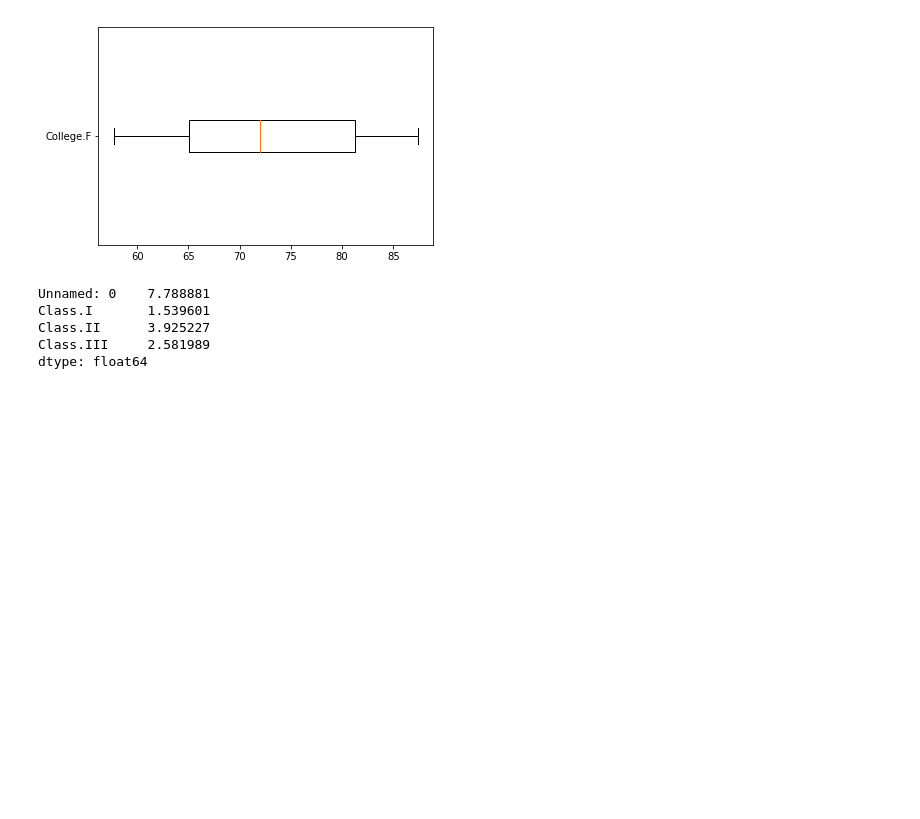
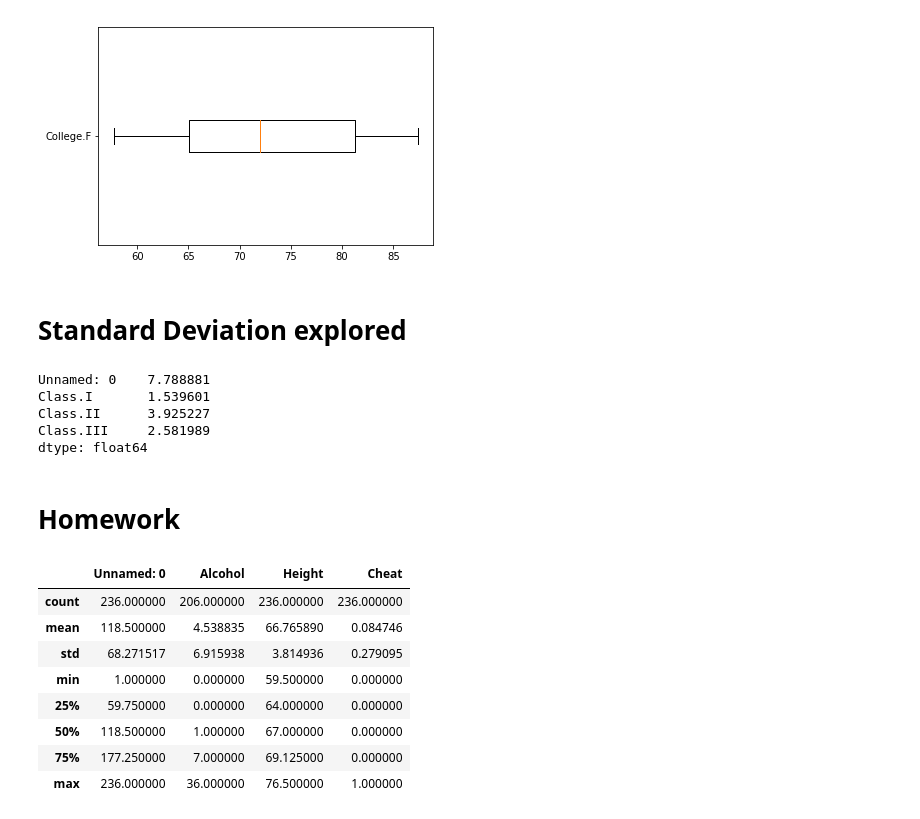
Before and after one commit to uoflCoder/StanfordStats, a Jupyter notebook: Examining Distributions.ipynb, the cells around one changed output. Saved outputs shown, nothing was run; the diff lists cells and outputs as text; code cells hidden in the pictures; blank space fills up the shorter version.

```diff
--- a/Examining Distributions.ipynb
+++ b/Examining Distributions.ipynb
@@ -120,6 +130,8 @@ plt.show()
 [figure]
 [figure]
 [figure]
+# %% [markdown]
+# Standard Deviation explored
 # %%
 import pandas as pd
 import numpy as np
@@ -131,3 +143,20 @@ Class.I       1.539601
 Class.II      3.925227
 Class.III     2.581989
 dtype: float64
+# %% [markdown]
+# Homework
+# %%
+import pandas as pd
+import numpy as np
+drinking = pd.read_csv('Drinking.csv')
+drinking.describe()
+# %% [output]
+|  | Unnamed: 0 | Alcohol | Height | Cheat |
+| count | 236.000000 | 206.000000 | 236.000000 | 236.000000 |
+| mean | 118.500000 | 4.538835 | 66.765890 | 0.084746 |
+| std | 68.271517 | 6.915938 | 3.814936 | 0.279095 |
+| min | 1.000000 | 0.000000 | 59.500000 | 0.000000 |
+| 25% | 59.750000 | 0.000000 | 64.000000 | 0.000000 |
+| 50% | 118.500000 | 1.000000 | 67.000000 | 0.000000 |
+| 75% | 177.250000 | 7.000000 | 69.125000 | 0.000000 |
+| max | 236.000000 | 36.000000 | 76.500000 | 1.000000 |
```
Also changed, not shown: parts of 7 cells of this notebook, 1 other file.
